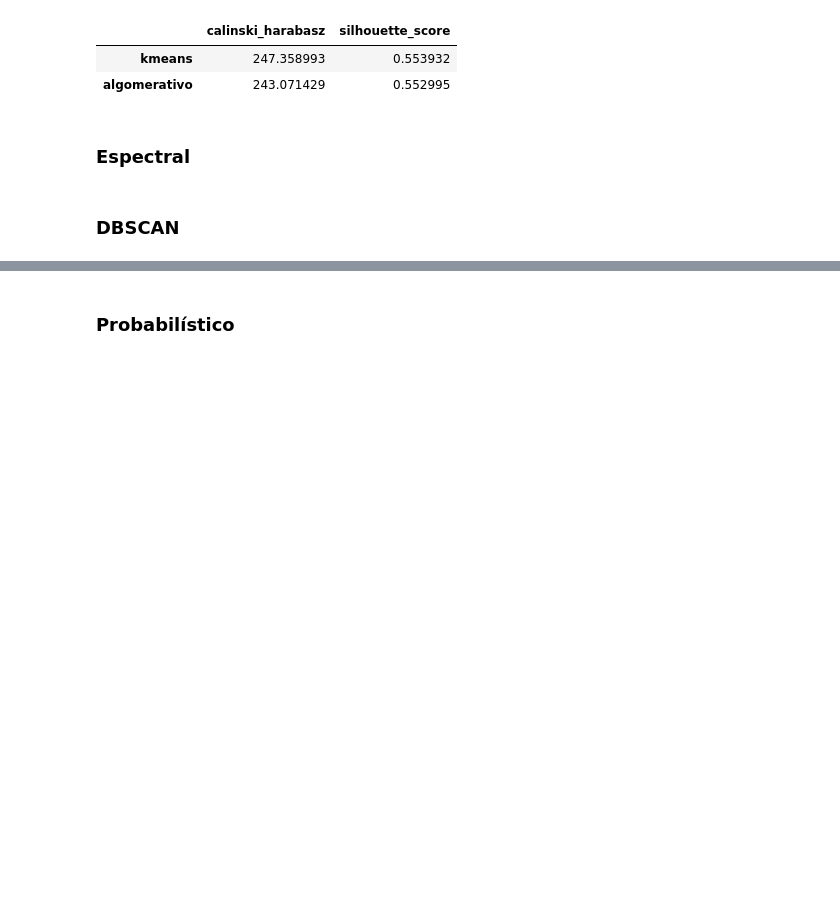
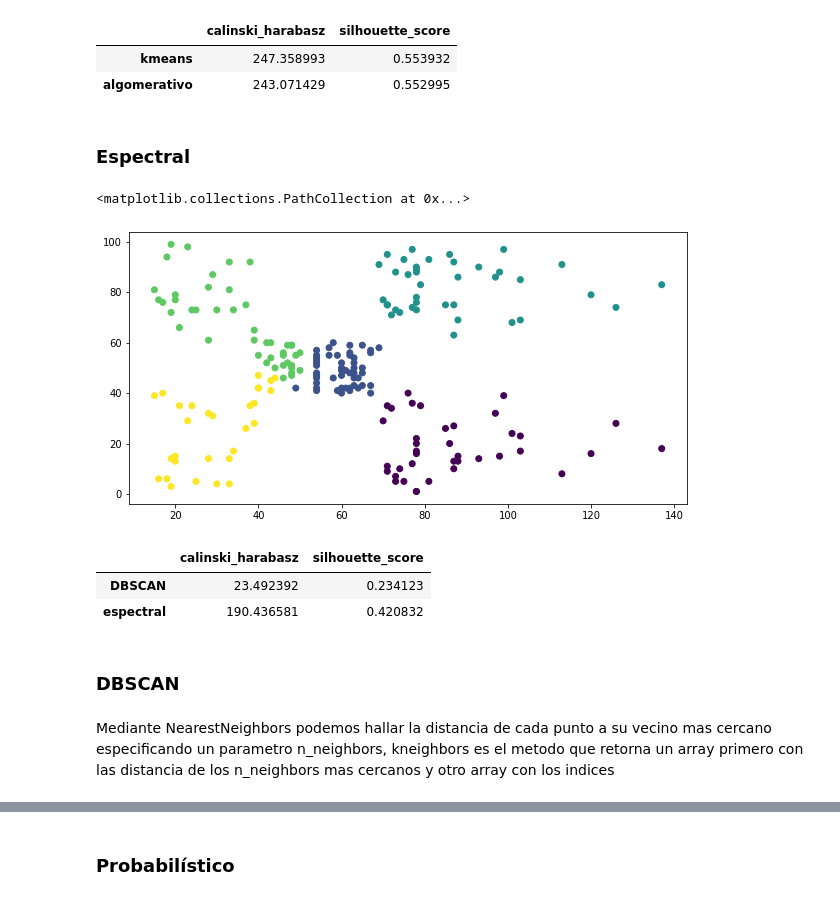
Before and after one commit to jignacioh/ActividadAprendizaNoSupervisado, a Jupyter notebook: Kmeanss_mall.ipynb, the cells around one changed output, grey strips where cells are left out. Cells and saved outputs as stored; diff of their text form; code cells hidden in the pictures; blank space fills up the shorter version.

```diff
--- a/Kmeanss_mall.ipynb
+++ b/Kmeanss_mall.ipynb
@@ -114,5 +114,30 @@ df
 | algomerativo | 243.071429 | 0.552995 |
 # %% [markdown]
 ### Espectral
+# %%
+from sklearn.cluster import SpectralClustering
+K = 5
+knn = 5
+# Inicializacion del modelo  SpectralClustering y entrenamiento usando matriz laplaciana normalizada y matriz de afinidad completa
+clustering = SpectralClustering(n_clusters = K,
+                                affinity = 'nearest_neighbors', n_neighbors = knn,
+                                random_state = 0).fit(Dx)
+# %%
+# Obtencion de valores predichos
+Dyp_espectral = clustering.labels_
+# %%
+# Ploteo del resultado
+fig, ax = plt.subplots(figsize = (10,5))
+ax.scatter(Dx[:,0], Dx[:,1], c=Dyp_espectral)
+# %% [output]
+<matplotlib.collections.PathCollection at 0x...>
+[figure, added]
+# %%
+df.loc['espectral'] = [calinski_harabasz_score(Dx, Dyp_espectral),silhouette_score(Dx,Dyp_espectral) ]
+df
+# %% [output]
+|  | calinski_harabasz | silhouette_score |
+| DBSCAN | 23.492392 | 0.234123 |
+| espectral | 190.436581 | 0.420832 |
 # %% [markdown]
 ### DBSCAN
@@ -118,0 +151,2 @@ df
+# %% [markdown]
+Mediante NearestNeighbors podemos hallar la distancia de cada punto a su vecino mas cercano especificando un parametro n_neighbors, kneighbors es el metodo que retorna un array primero con las distancia de los n_neighbors mas cercanos y otro array con los indices
```
Also changed, not shown: parts of 12 cells of this notebook.
